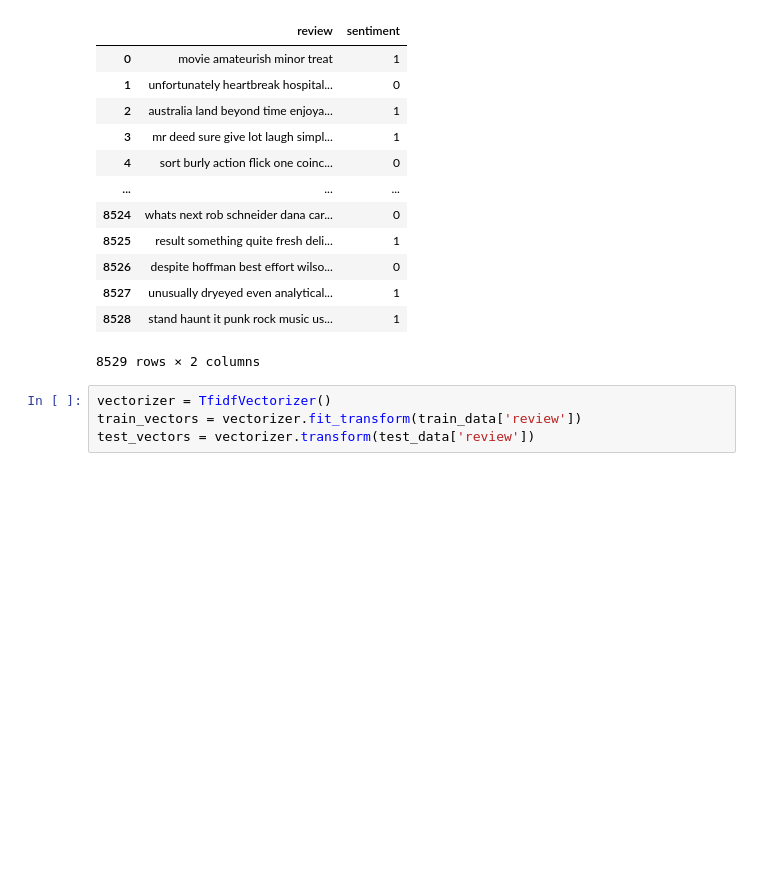
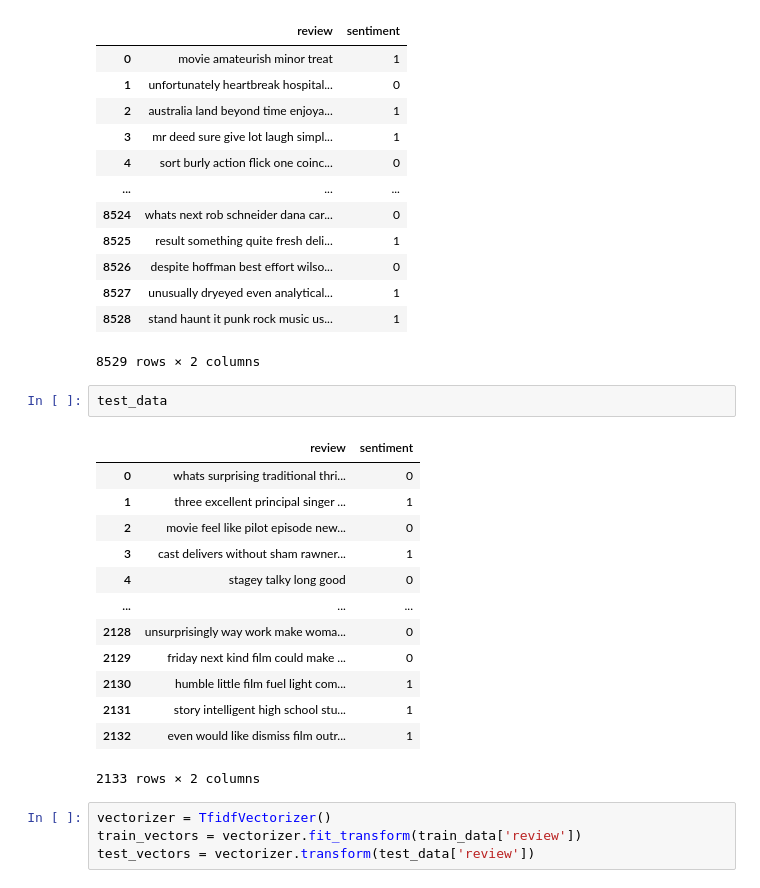
Before and after one commit to Aditk23/NetflixSentimentAnalysis, a Jupyter notebook: Text_Preprocessing.ipynb, the cells around one changed output. Drawn from its saved outputs; the diff is of its cells as text; blank space fills up the shorter version.

```diff
--- a/Text_Preprocessing.ipynb
+++ b/Text_Preprocessing.ipynb
@@ -293,6 +293,22 @@ train_data
 | 8527 | unusually dryeyed even analytical... | 1 |
 | 8528 | stand haunt it punk rock music us... | 1 |
 8529 rows × 2 columns
+# %%
+test_data
+# %% [output]
+|  | review | sentiment |
+| 0 | whats surprising traditional thri... | 0 |
+| 1 | three excellent principal singer ... | 1 |
+| 2 | movie feel like pilot episode new... | 0 |
+| 3 | cast delivers without sham rawner... | 1 |
+| 4 | stagey talky long good | 0 |
+| ... | ... | ... |
+| 2128 | unsurprisingly way work make woma... | 0 |
+| 2129 | friday next kind film could make ... | 0 |
+| 2130 | humble little film fuel light com... | 1 |
+| 2131 | story intelligent high school stu... | 1 |
+| 2132 | even would like dismiss film outr... | 1 |
+2133 rows × 2 columns
 # %%
 vectorizer = TfidfVectorizer()
 train_vectors = vectorizer.fit_transform(train_data['review'])
```
Also changed, not shown: parts of 3 cells of this notebook.
